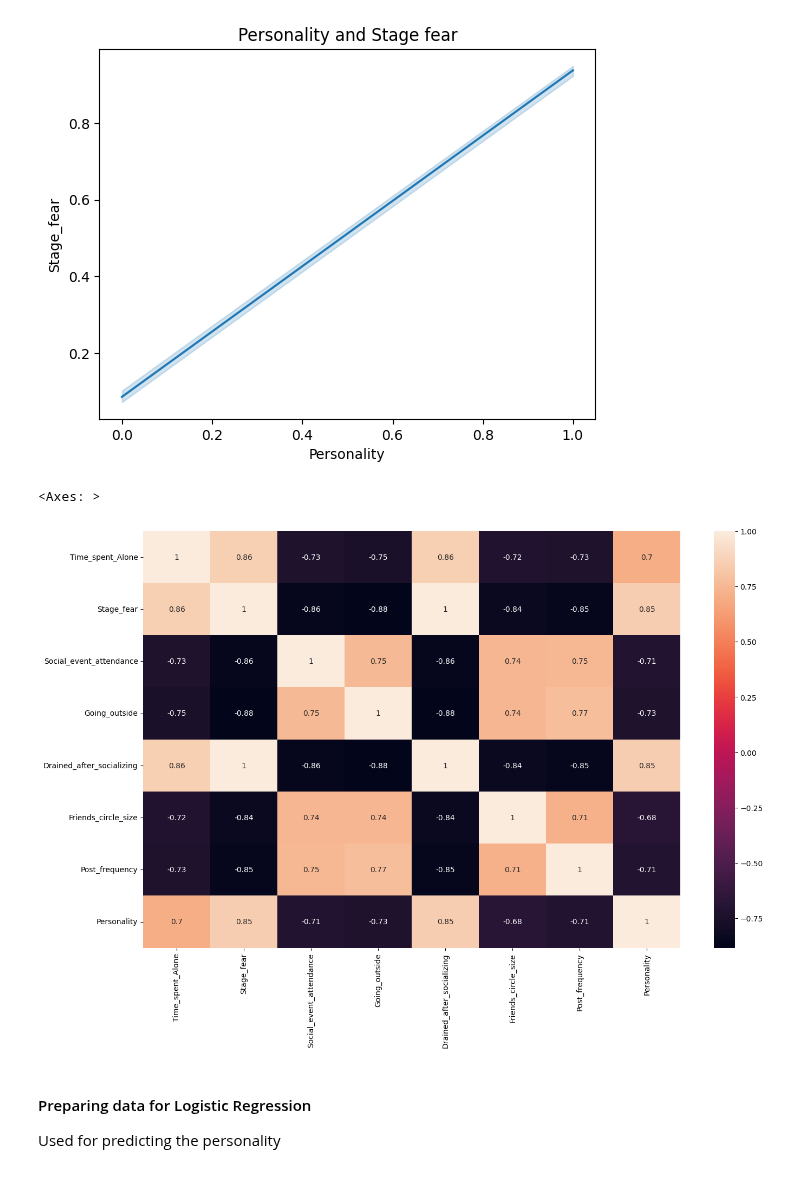
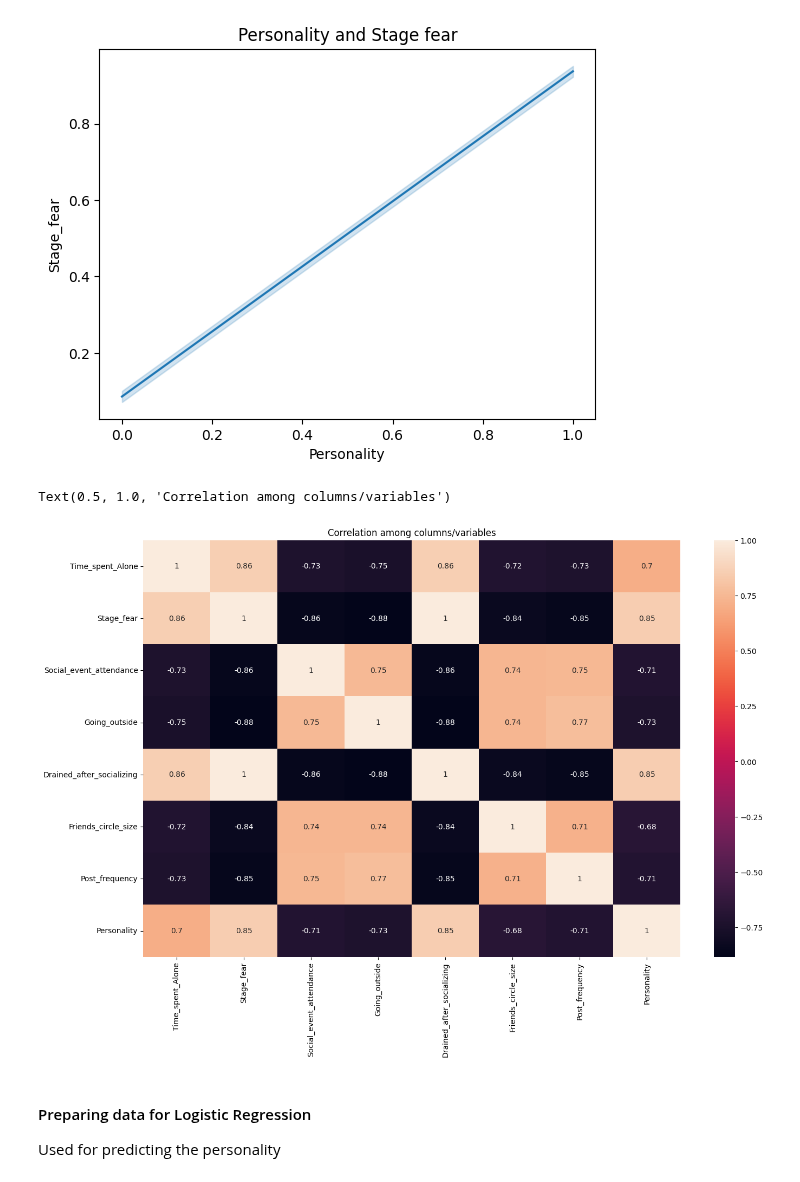
Before and after one commit to miguelestradam3/logistic_regression_with_smote, a Jupyter notebook: main.ipynb, the cells around one changed output. Drawn from its saved outputs; the diff is of its cells as text; code cells hidden in the pictures.

```diff
--- a/main.ipynb
+++ b/main.ipynb
@@ -101,9 +101,10 @@ Text(0.5, 1.0, 'Personality and Stage fear')
 # %%
 plt.figure(figsize=(16, 10))
 sns.heatmap(data_personality.corr(), annot=True)
+plt.title('Correlation among columns/variables')
 # %% [output]
-<Axes: >
+Text(0.5, 1.0, 'Correlation among columns/variables')
-[figure, old version]
+[figure, new version]
 # %% [markdown]
 #### Preparing data for Logistic Regression
 Used for predicting the personality
```
Also changed, not shown: parts of 8 cells of this notebook.
